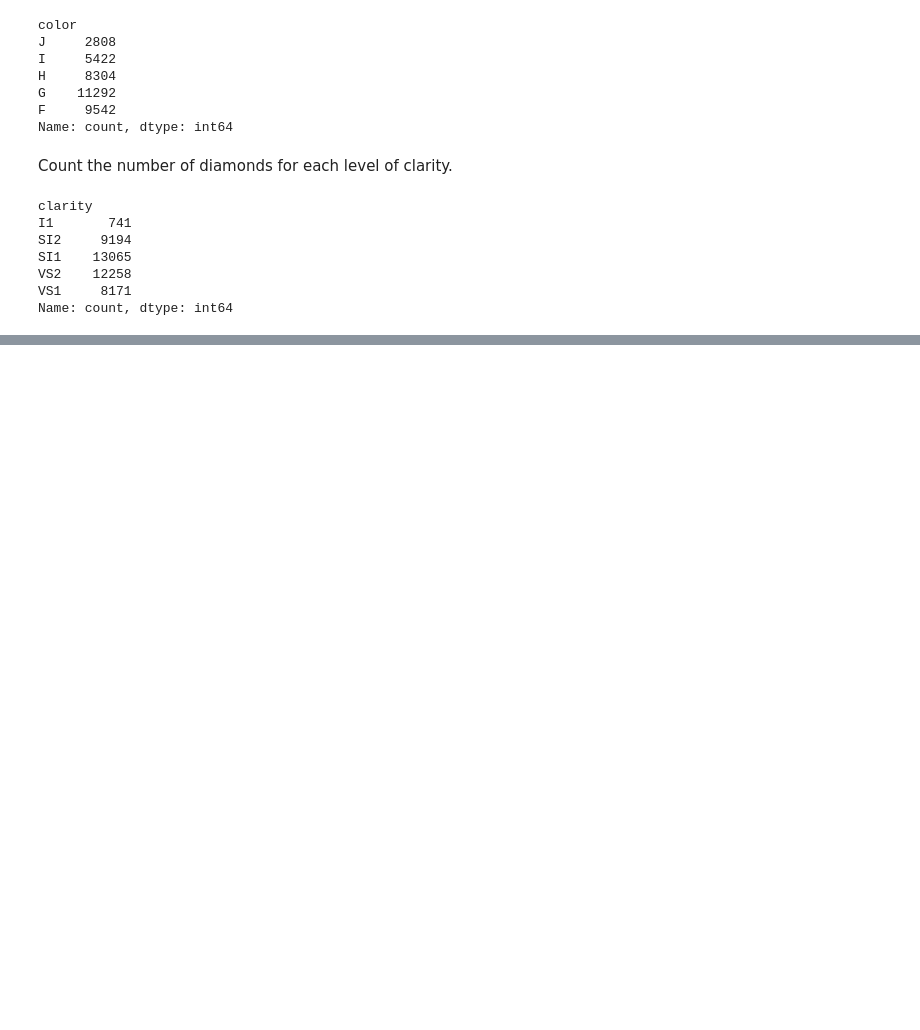
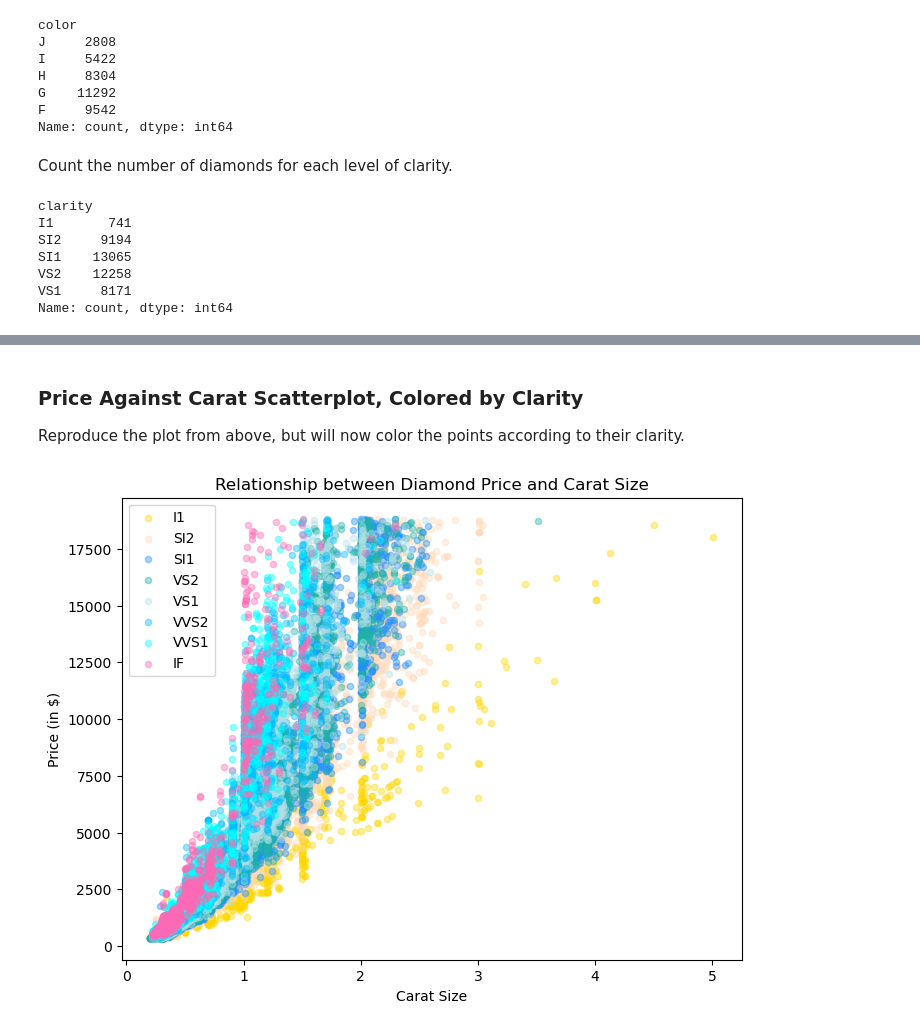
Before and after one commit to slylockfox/Maryville-DSCI-503-2, a Jupyter notebook: Project_03_Snyder.ipynb, the cells around one changed output, grey strips where cells are left out. Cells and saved outputs as stored; diff of their text form; code cells hidden in the pictures; blank space fills up the shorter version.

```diff
--- a/Project_03_Snyder.ipynb
+++ b/Project_03_Snyder.ipynb
@@ -138,7 +138,7 @@ Create lists of named colors to serve as palettes to be used for visualizations
 # %%
 # Create three lists named clarity_pal, color_pal, and cut_pal. Each list should contain a number of named colors
 # equal to the number of levels found for the associated categorical variable.
-# print (f'clarity {len(clarity_levels)} cut {len(cut_levels)} color {len(color_levels)}')
-clarity_pal = ['gray', 'rosybrown', 'peachpuff', 'brown', 'sienna', 'tomato', 'red', 'darkred']
-color_pal = ['cornsilk', 'gold', 'yellow', 'palegreen', 'limegreen', 'lightseagreen', 'aqua']
-cut_pal = ['thistle', 'hotpink', 'magenta', 'blue', 'royalblue']
+print (f'clarity {len(clarity_levels)} cut {len(cut_levels)} color {len(color_levels)}')
+clarity_pal = ['gold', 'peachpuff', 'dodgerblue', 'lightseagreen', 'powderblue', 'deepskyblue', 'aqua', 'hotpink']
+# color_pal = ['cornsilk', 'gold', 'yellow', 'palegreen', 'limegreen', 'lightseagreen', 'aqua']
+# cut_pal = ['thistle', 'hotpink', 'magenta', 'blue', 'royalblue']
@@ -191,0 +218,20 @@ Name: count, dtype: int64
+# %% [markdown]
+### Price Against Carat Scatterplot, Colored by Clarity
+Reproduce the plot from above, but will now color the points according to their clarity.
+# %%
+# Loop over the previously defined clarity_levels list and adding a new scatterplot to the figure for each item in
+# clarity_levels. The colors of the points associated with each level of clarity should be set according to the clarity_pal list.
+plt.figure(figsize=[8,6])
+for i, clarity in enumerate(clarity_levels):
+    sel = diamonds.clarity == clarity
+    plt.scatter(x=diamonds.loc[sel,'carat'], y=diamonds.loc[sel, 'price'], s=20, alpha=0.4, color=clarity_pal[i], label=clarity)
+plt.xlabel('Carat Size')
+plt.ylabel('Price (in $)')
+plt.title('Relationship between Diamond Price and Carat Size')
+
+# Add a legend to the figure.
+plt.legend()
+
+plt.show()
+# %% [output]
+[figure, added]
```
Also changed, not shown: parts of 5 cells of this notebook, 1 other file.
